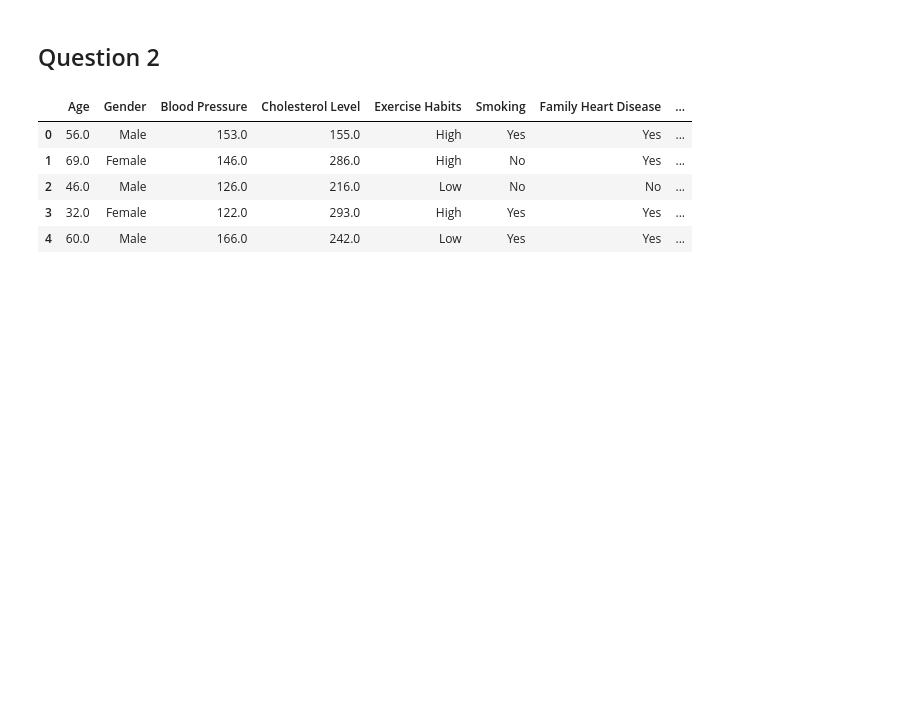
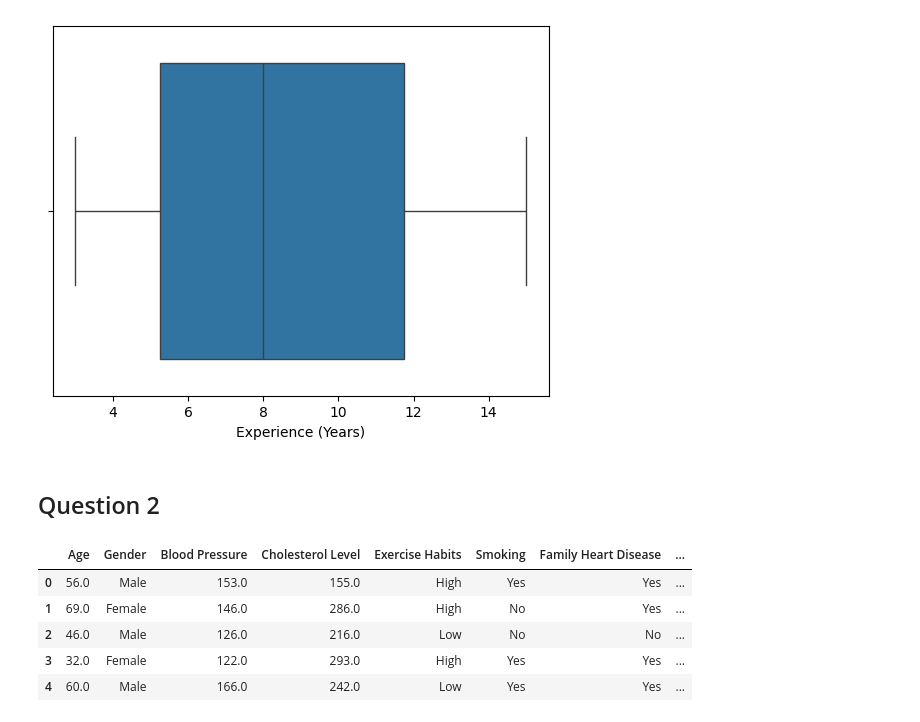
Before and after one commit to fasihh/aiSpring25, a Jupyter notebook: practice/K230018_prob.ipynb, the cells around one changed output. Saved outputs shown, nothing was run; the diff lists cells and outputs as text; code cells hidden in the pictures; blank space fills up the shorter version.

```diff
--- a/practice/K230018_prob.ipynb
+++ b/practice/K230018_prob.ipynb
@@ -6,3 +102,8 @@ import numpy as np
+# %%
+sns.boxplot(data=df, x='Experience (Years)')
+plt.show()
+# %% [output]
+[figure, added]
 # %% [markdown]
 ## Question 2
 # %%
```
Also changed, not shown: parts of 15 cells of this notebook.
